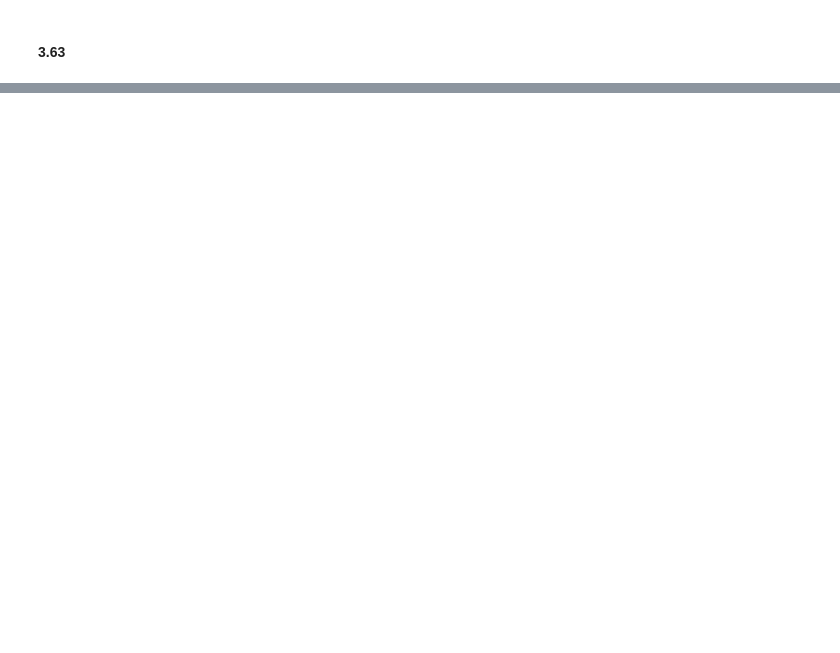
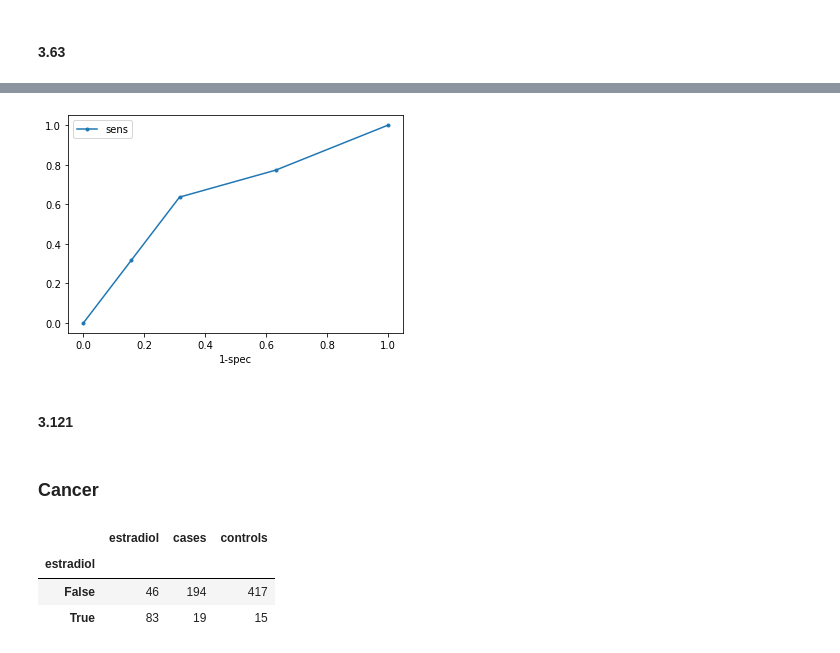
Before and after one commit to sendivogius/biostat, a Jupyter notebook: Chapter 3.ipynb, the cells around one changed output, grey strips where cells are left out. Cells and saved outputs as stored; diff of their text form; code cells hidden in the pictures; blank space fills up the shorter version.

```diff
--- a/Chapter 3.ipynb
+++ b/Chapter 3.ipynb
@@ -539,0 +1182,2 @@ pMotherIfOffspring == pMotherIfNotOffspring
+# %%
+df = pd.DataFrame({'VAS':[2, 4, 6, 10], 'FAIR>=2':[5, 3, 7, 7], 'FAIR<2':[14, 12, 6, 6]})
@@ -539,0 +1192,6 @@ pMotherIfOffspring == pMotherIfNotOffspring
+# %%
+def stats_by_thr(df, thr):
+    df_grp = df.groupby(df.VAS <= thr).sum()
+    sens = df_grp['FAIR>=2'].get(False, 0) / df_grp['FAIR>=2'].sum()
+    spec = df_grp['FAIR<2'].get(True, 0) / df_grp['FAIR<2'].sum()
+    return sens, spec
@@ -539,0 +1214,8 @@ pMotherIfOffspring == pMotherIfNotOffspring
+# %%
+data = dict()
+for t in [0, 3, 5, 7, 11]:
+    data[t] = stats_by_thr(df, t)
+# %%
+roc_df = pd.DataFrame.from_dict(data, orient='index', columns=['sens', 'spec'])
+roc_df['1-spec'] = 1-roc_df.spec
+roc_df
@@ -539,0 +1229,8 @@ pMotherIfOffspring == pMotherIfNotOffspring
+# %%
+ax = roc_df.plot(x='1-spec', y='sens', style='.-')
+# %% [output]
+[figure, added]
+# %% [markdown]
+#### 3.121
+# %% [markdown]
+### Cancer
@@ -539,0 +1239,8 @@ pMotherIfOffspring == pMotherIfNotOffspring
+# %%
+df_grp = df.groupby(df.estradiol >= 20).sum()
+df_grp
+# %% [output]
+|  | estradiol | cases | controls |
+| estradiol |  |  |  |
+| False | 46 | 194 | 417 |
+| True | 83 | 19 | 15 |
```
Also changed, not shown: parts of 249 cells of this notebook.
